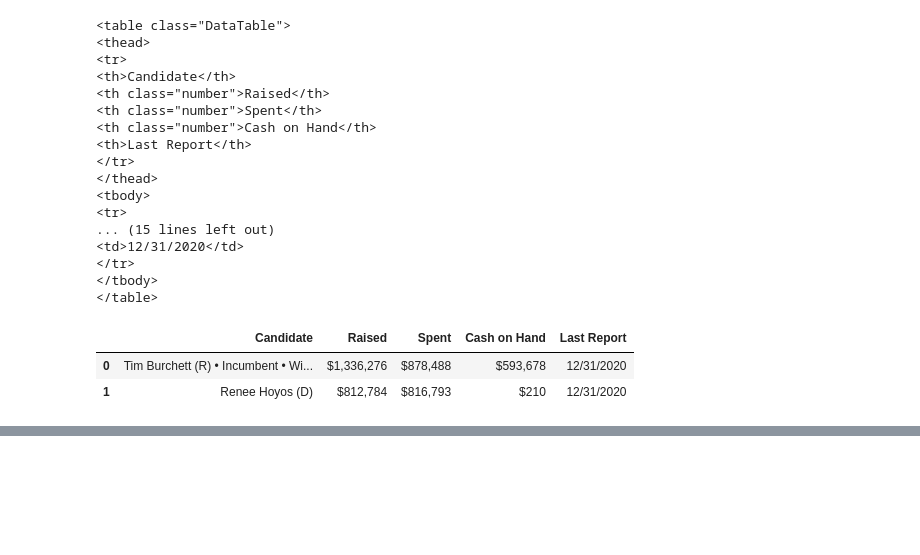
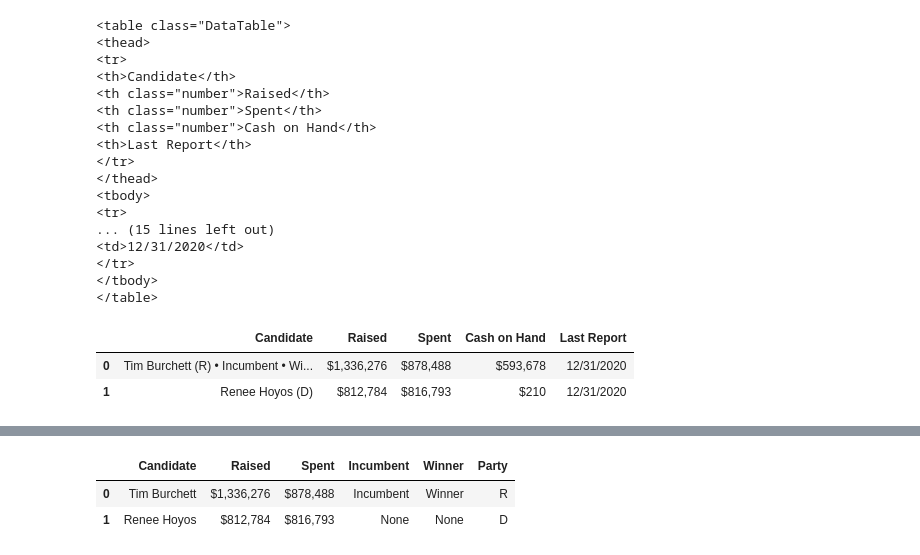
Before and after one commit to nss-data-science-cohort-5/webscraping_open_secrets-orange-oscelots_project-3, a Jupyter notebook: Political contributions.ipynb, the cells around one changed output, grey strips where cells are left out. Cells and saved outputs as stored; diff of their text form; code cells hidden in the pictures; blank space fills up the shorter version.

```diff
--- a/Political contributions.ipynb
+++ b/Political contributions.ipynb
@@ -68,0 +91,5 @@ pd.read_html(str(soup.find('table')))[0]
+# %%
+###turn the info in the "Candidate" column into strings to be split df['points'] = df['points'].astype(str)###
+tn02_table_lean['Candidate'] = tn02_table_lean['Candidate'].astype(str)
+# %%
+tn02_table_lean[['Candidate', 'Incumbent', 'Winner']]= tn02_table_lean['Candidate'].str.split('•', 2, expand=True)
@@ -68,0 +102,2 @@ pd.read_html(str(soup.find('table')))[0]
+# %%
+tn02_table_lean[['Candidate', 'Party']]=tn02_table_lean['Candidate'].str.split('(', expand=True)
@@ -68,0 +120,8 @@ pd.read_html(str(soup.find('table')))[0]
+# %%
+tn02_table_lean['Party']=tn02_table_lean.Party.str.replace(')', '')
+# %%
+tn02_table_lean.head()
+# %% [output]
+|  | Candidate | Raised | Spent | Incumbent | Winner | Party |
+| 0 | Tim Burchett | $1,336,276 | $878,488 | Incumbent | Winner | R |
+| 1 | Renee Hoyos | $812,784 | $816,793 | None | None | D |
```
Also changed, not shown: parts of 8 cells of this notebook.
